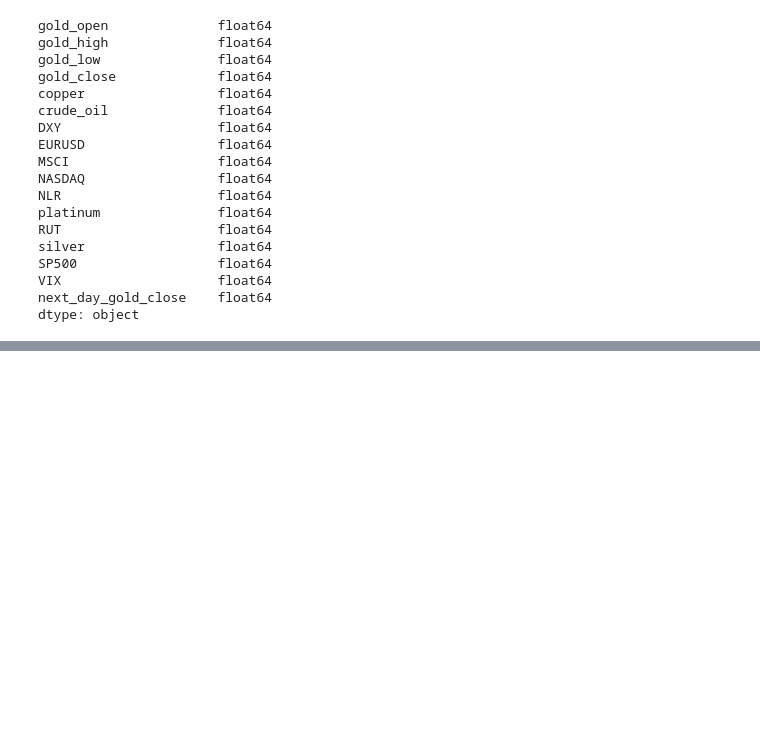
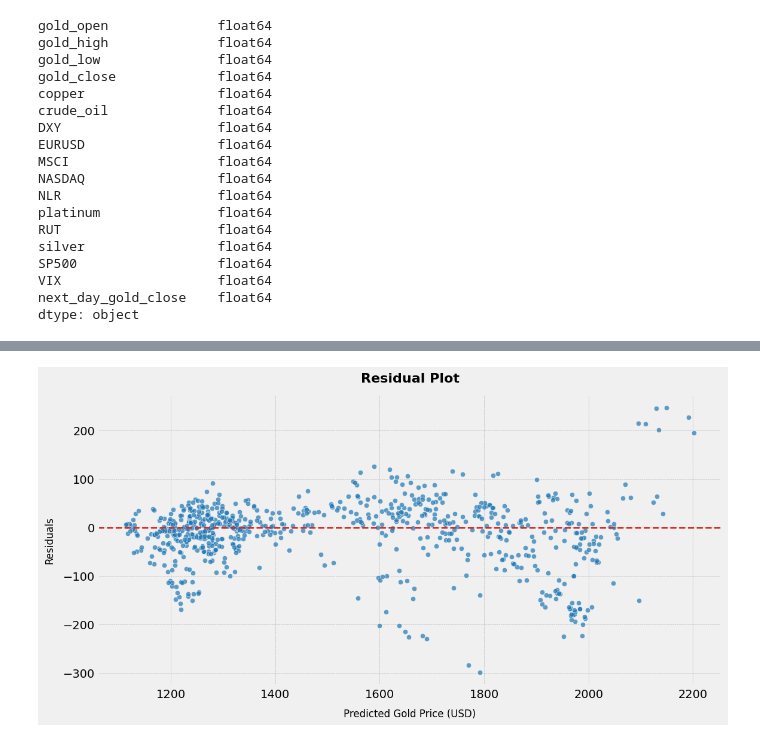
Before and after one commit to datzxje/ML_Project, a Jupyter notebook: model/SVR_test-bigdata.ipynb, the cells around one changed output, grey strips where cells are left out. Saved outputs shown, nothing was run; the diff lists cells and outputs as text; code cells hidden in the pictures; blank space fills up the shorter version.

```diff
--- a/model/SVR_test-bigdata.ipynb
+++ b/model/SVR_test-bigdata.ipynb
@@ -162,0 +245,13 @@ plt.show()
+# %%
+residuals = y_test_array - y_pred
+
+plt.figure(figsize=(12, 6))
+plt.scatter(y_pred, residuals, color='#1f77b4', alpha=0.7, edgecolor='white')
+plt.axhline(y=0, color='#d62728', linestyle='--', linewidth=2)
+plt.title('Residual Plot', fontsize=16, fontweight='bold', pad=15)
+plt.xlabel('Predicted Gold Price (USD)', fontsize=12, labelpad=10)
+plt.ylabel('Residuals', fontsize=12, labelpad=10)
+plt.grid(True, color='gray', linestyle='--', linewidth=0.5, alpha=0.5)
+plt.show()
+# %% [output]
+[figure, added]
```
Also changed, not shown: parts of 9 cells of this notebook.
